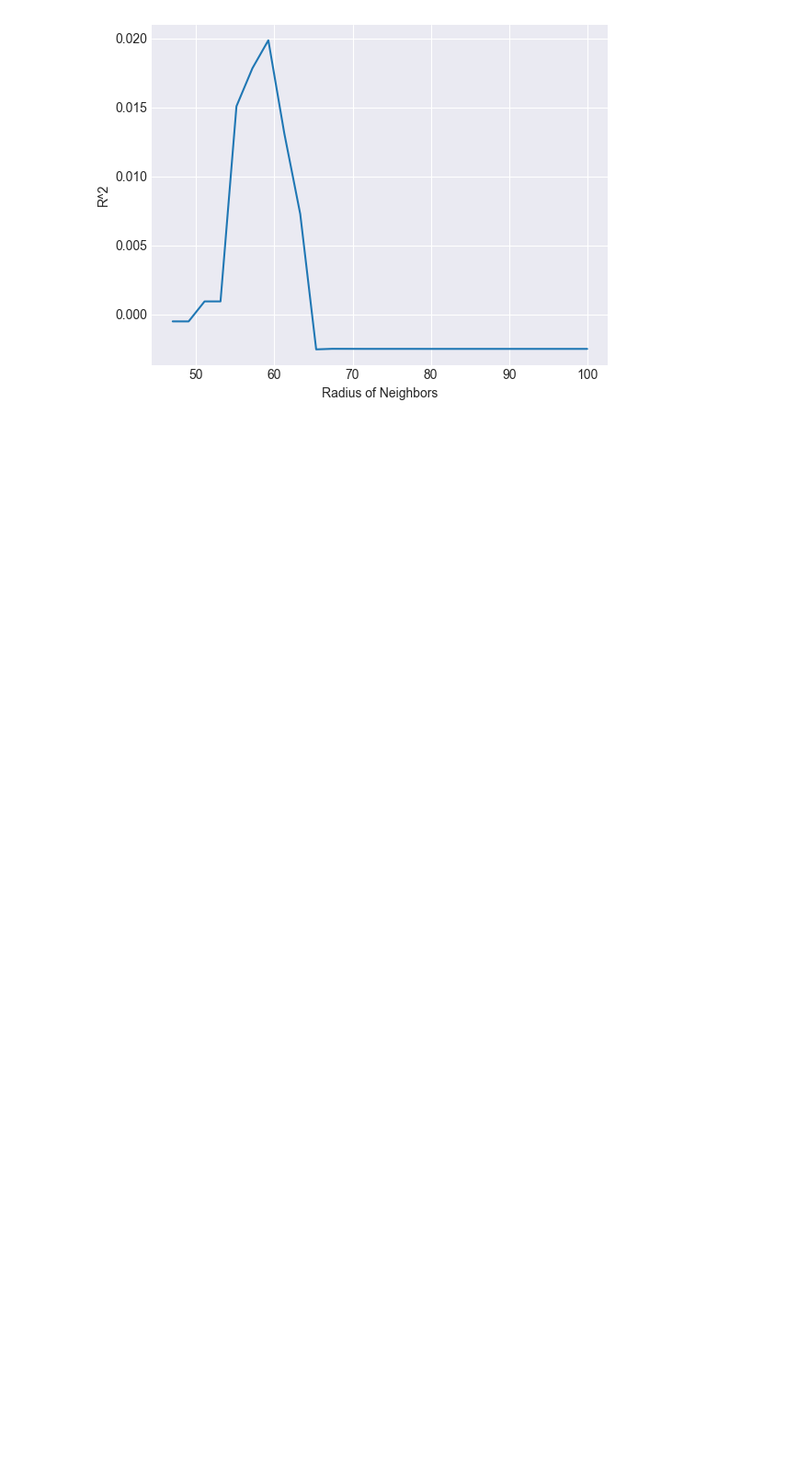
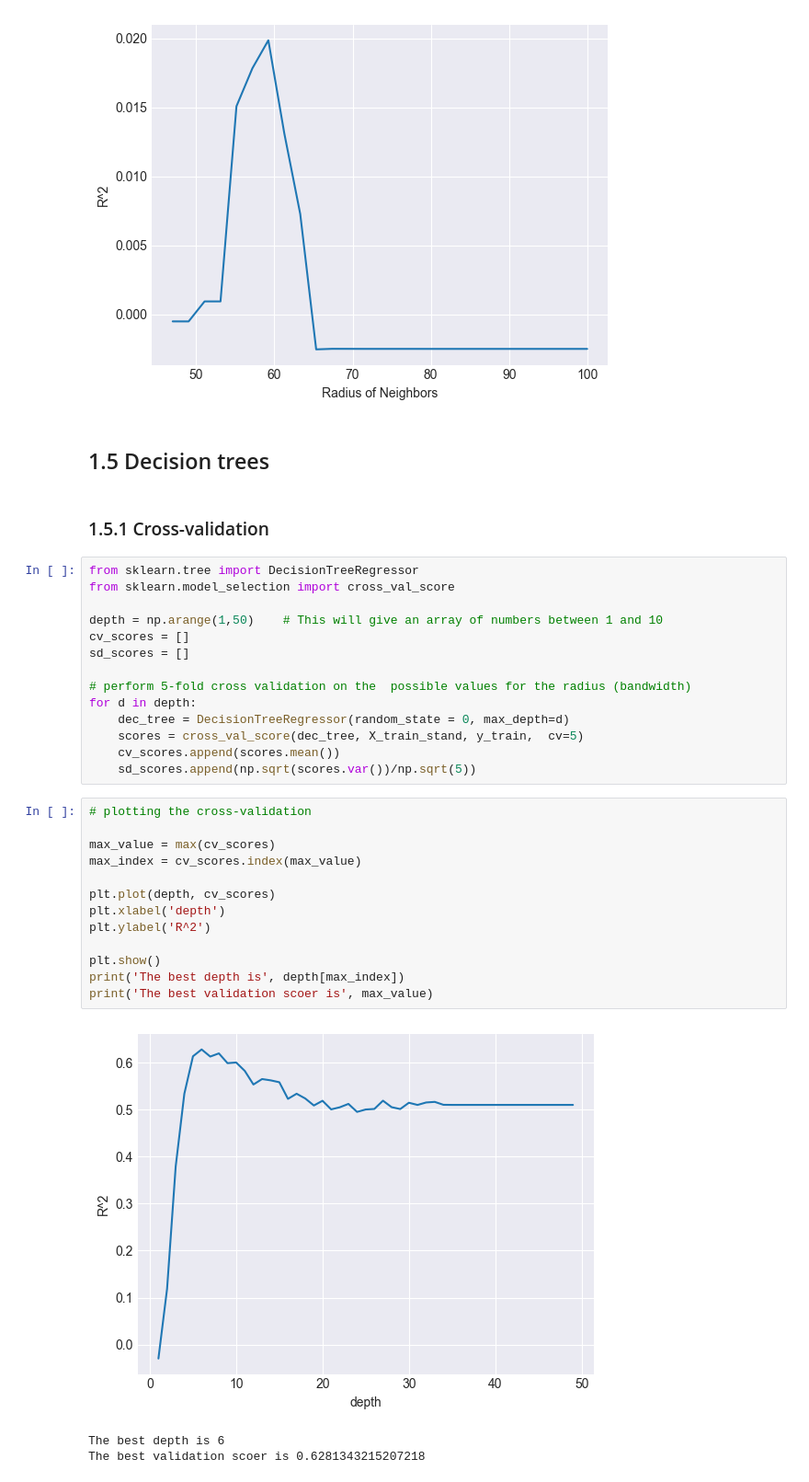
Before and after one commit to Detopall/machine-learning-project, a Jupyter notebook: projected_revenue.ipynb, the cells around one changed output. Shown: that part at 92% size. Saved outputs shown, nothing was run; the diff lists cells and outputs as text; blank space fills up the shorter version.

```diff
--- a/projected_revenue.ipynb
+++ b/projected_revenue.ipynb
@@ -235,3 +235,38 @@ ValueError: Input contains NaN.
 
   warnings.warn(
 [figure]
+# %% [markdown]
+## 1.5 Decision trees
+# %% [markdown]
+### 1.5.1 Cross-validation
+# %%
+from sklearn.tree import DecisionTreeRegressor
+from sklearn.model_selection import cross_val_score
+
+depth = np.arange(1,50)    # This will give an array of numbers between 1 and 10
+cv_scores = []
+sd_scores = []
+
+# perform 5-fold cross validation on the  possible values for the radius (bandwidth)
+for d in depth:
+    dec_tree = DecisionTreeRegressor(random_state = 0, max_depth=d)
+    scores = cross_val_score(dec_tree, X_train_stand, y_train,  cv=5)
+    cv_scores.append(scores.mean())
+    sd_scores.append(np.sqrt(scores.var())/np.sqrt(5))
+# %%
+# plotting the cross-validation
+
+max_value = max(cv_scores)
+max_index = cv_scores.index(max_value)
+
+plt.plot(depth, cv_scores)
+plt.xlabel('depth')
+plt.ylabel('R^2')
+
+plt.show()
+print('The best depth is', depth[max_index])
+print('The best validation scoer is', max_value)
+# %% [output]
+[figure, added]
+The best depth is 6
+The best validation scoer is 0.6281343215207218
```
Also changed, not shown: parts of 33 cells of this notebook.
